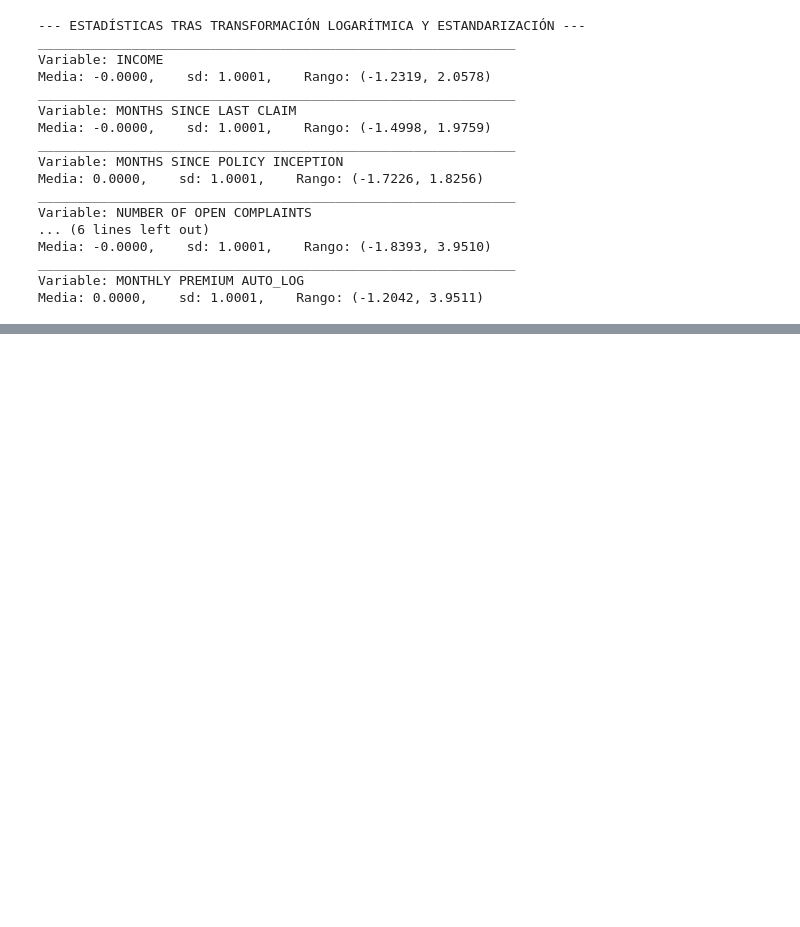
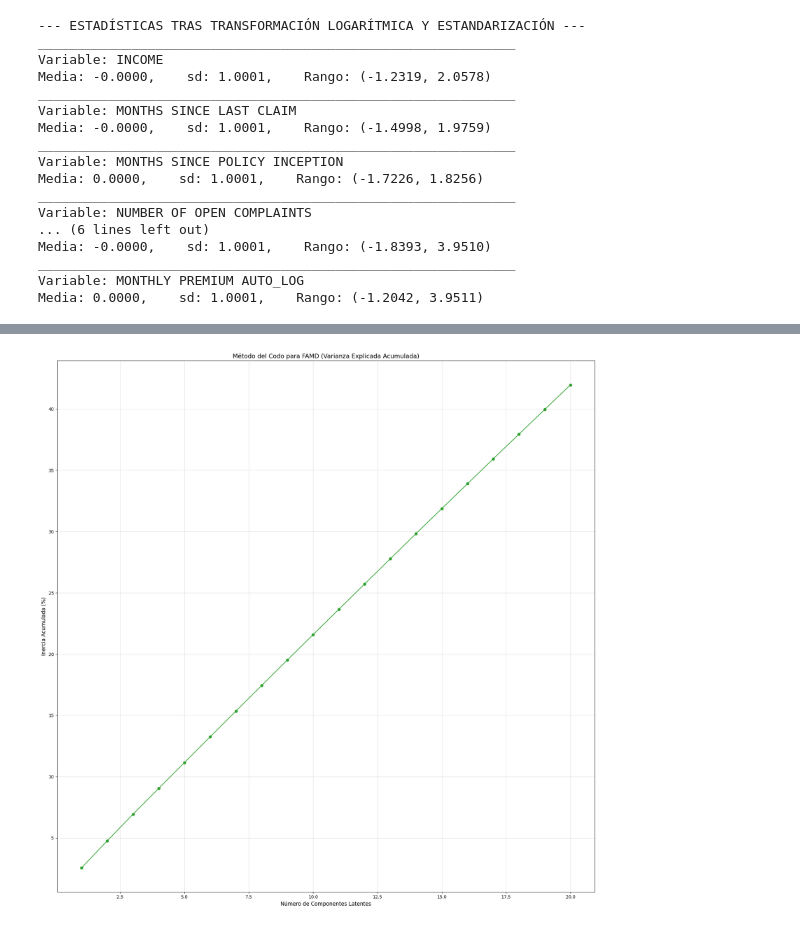
Before and after one commit to diegooperezz/actuarial-bnn-reserving, a Jupyter notebook: notebooks/02_reduccion_dimensionalidad.ipynb, the cells around one changed output, grey strips where cells are left out. Cells and saved outputs as stored; diff of their text form; code cells hidden in the pictures; blank space fills up the shorter version.

```diff
--- a/notebooks/02_reduccion_dimensionalidad.ipynb
+++ b/notebooks/02_reduccion_dimensionalidad.ipynb
@@ -26,7 +37,7 @@ num_cols = ['Customer Lifetime Value', 'Income', 'Monthly Premium Auto',
             'Number of Open Complaints', 'Number of Policies']
 
 
-X_num = df[num_cols].copy()
+X_num = df[['Customer', *num_cols]].copy()
 
 cols_asim = ['Customer Lifetime Value', 'Monthly Premium Auto']
 
@@ -37,9 +48,12 @@ for col in cols_asim:
 X_num = X_num.drop(columns = cols_asim)
 
 # Hacemos la estandarización de las variables
-fnum_cols = X_num.columns
+fnum_cols = [col for col in X_num.columns if col != 'Customer']
 scaler = StandardScaler()
-X_num_scaled = pd.DataFrame(scaler.fit_transform(X_num), columns=fnum_cols)
+X_num_scaled_values = scaler.fit_transform(X_num[fnum_cols])
+
+X_num_final = pd.DataFrame(X_num_scaled_values, columns=fnum_cols, index=X_num.index)
+X_num_final.insert(0, 'Customer', X_num['Customer'])
 
 # Mostramos algunos estadísticos de las variables estandarizadas
 print("--- ESTADÍSTICAS TRAS TRANSFORMACIÓN LOGARÍTMICA Y ESTANDARIZACIÓN ---")
@@ -50,10 +64,10 @@ for col in fnum_cols:
     print('_____________________________________________________________')
     print(f'Variable: {col.upper()}')
 
-    media = X_num_scaled[col].mean()
-    desv  = X_num_scaled[col].std()
-    minimo = X_num_scaled[col].min()
-    maximo = X_num_scaled[col].max()
+    media = X_num_final[col].mean()
+    desv  = X_num_final[col].std()
+    minimo = X_num_final[col].min()
+    maximo = X_num_final[col].max()
 
     print(f'Media: {media:.4f},    sd: {desv:.4f},    Rango: ({minimo:.4f}, {maximo:.4f})')
 # %% [output]
@@ -82,0 +393,56 @@ Media: 0.0000,    sd: 1.0001,    Rango: (-1.2042, 3.9511)
+# %%
+# --- PREPROCESAMIENTO FAMD ---
+df_FAMD = df.copy()
+
+# 1.- Transformación logarítmica
+cols_asim = ['Customer Lifetime Value', 'Monthly Premium Auto']
+
+# Creamos las variables transformadas por la transformación logarítmica
+for col in cols_asim:
+    df_FAMD[f'{col}_log'] = np.log1p(df_FAMD[col])
+
+df_FAMD = df_FAMD.drop(columns = cols_asim)
+
+# 2.- Codificación ordinal
+ordinal_cols = ['Coverage', 'Education', 'Vehicle Size']
+
+# Cobertura: A mayor cobertura, mayor límite asegurado
+dict_coverage = {'Basic': 0, 'Extended': 1, 'Premium': 2}
+# Educación: Proxy de riesgo socioeconómico / aversión al riesgo
+dict_education = {'High School or Below': 0, 'College': 1, 'Bachelor': 2, 'Master': 3, 'Doctor': 4}
+# Tamaño del Vehículo: Correlaciona con el coste de reparación y severidad de daños materiales
+dict_size = {'Small': 0, 'Medsize': 1, 'Large': 2}
+
+df_FAMD['Coverage'] = df_FAMD['Coverage'].map(dict_coverage)
+df_FAMD['Education'] = df_FAMD['Education'].map(dict_education)
+df_FAMD['Vehicle Size'] = df_FAMD['Vehicle Size'].map(dict_size)
+
+# --- SELECCIÓN del Nº de COMPONENTES ---
+famd = prince.FAMD(
+    n_components=20,                            # Usamos tantas componentes como variables hay para visualizar donde dobla el codo
+    n_iter=10, copy=True, check_input=True,
+    engine='sklearn', random_state=42
+)
+
+# Ajustamos el modelo a nuestros datos mixtos
+famd = famd.fit(df_FAMD)
+
+# Extraemos la varianza explicada por cada componente
+explained_variance = famd.percentage_of_variance_
+cumulative_variance = np.cumsum(explained_variance)
+
+
+# --- VISUALIZACIÓN DEL SCREE PLOT ---
+plt.figure(figsize=(10, 10))
+plt.plot(range(1, len(cumulative_variance) + 1), cumulative_variance*100, marker='o', linestyle='-', color='#2ca02c')
+
+plt.title('Método del Codo para FAMD (Varianza Explicada Acumulada)', fontsize=14)
+plt.xlabel('Número de Componentes Latentes', fontsize=12)
+plt.ylabel('Inercia Acumulada (%)', fontsize=12)
+
+
+plt.grid(True, alpha=0.4)
+plt.tight_layout()
+plt.show()
+# %% [output]
+[figure, added]
```
Also changed, not shown: parts of 28 cells of this notebook, 3 other files.
